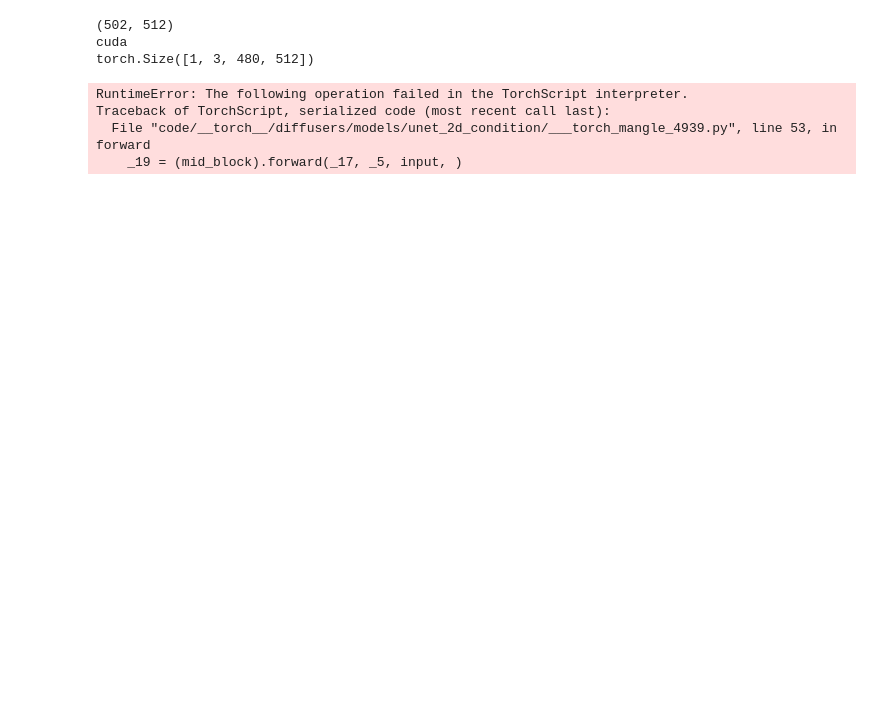
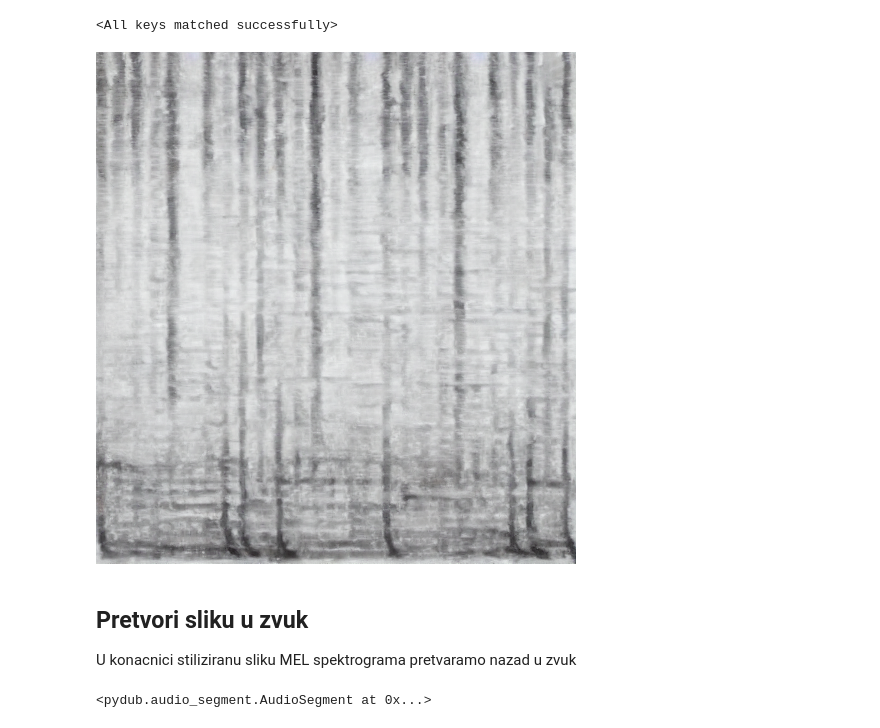
Before and after one commit to fpankretic/sound-style-transfer-diffusion, a Jupyter notebook: project.ipynb, the cells around one changed output. Cells and saved outputs as stored; diff of their text form; code cells hidden in the pictures; blank space fills up the shorter version.

```diff
--- a/project.ipynb
+++ b/project.ipynb
@@ -107,28 +159,30 @@ def get_audio_dataloader(batch_size=1, dataset="church_bell"):
+# %%
+model.text_transform.tve.load_state_dict(torch.load(f"./data/{dataset}-tve.pth", weights_only=True))
+# %% [output]
+<All keys matched successfully>
 # %%
-model.text_transform.tve.load_state_dict(torch.load("./data/tve.pth", weights_only=True))
 image = Image.open("sample.png")
-print(image.size)
 #image = Image.open("./audios/timbre/cornet/data1.png")
 
-prompt = "*"
-image = model.pipe_paper(
+image_stylized = model.transfer_style(
     image,
-    prompt,
-    inference_steps=50,
+    "*",
+    inference_steps=100,
     scale=3.5,
-    strength=1,
-    alpha=0.5,
-    tve=True
+    strength=0.4,
+    tve=True,
+    bias_reduction=True
 )
-#image = model.transfer_style(image, "cornet", "church bell")
 
-image.save("out_sample.png")
-print(image.size)
+image_stylized.save("out_sample.png")
+image_stylized
 # %% [output]
-(502, 512)
-cuda
-torch.Size([1, 3, 480, 512])
-RuntimeError: The following operation failed in the TorchScript interpreter.
-Traceback of TorchScript, serialized code (most recent call last):
-  File "code/__torch__/diffusers/models/unet_2d_condition/___torch_mangle_4939.py", line 53, in forward
-    _19 = (mid_block).forward(_17, _5, input, )
+[figure, added]
+# %% [markdown]
+## Pretvori sliku u zvuk
+
+U konacnici stiliziranu sliku MEL spektrograma pretvaramo nazad u zvuk
+# %%
+transformer.to_audio("out_sample.png", "out_sample.wav")
+# %% [output]
+<pydub.audio_segment.AudioSegment at 0x...>
```
Also changed, not shown: parts of 14 cells of this notebook, 26 other files.
